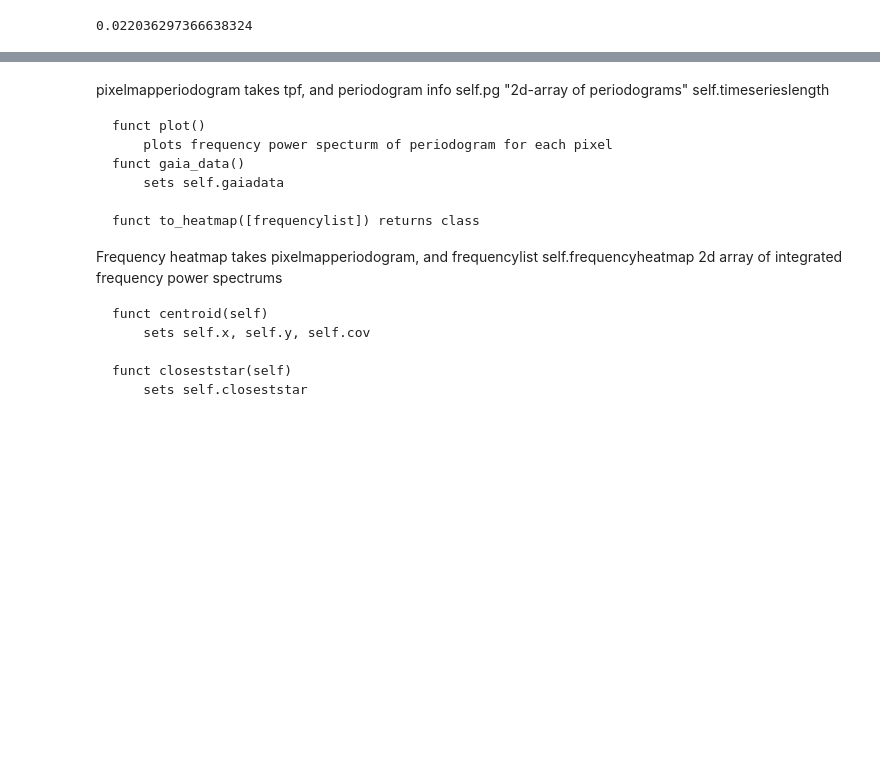
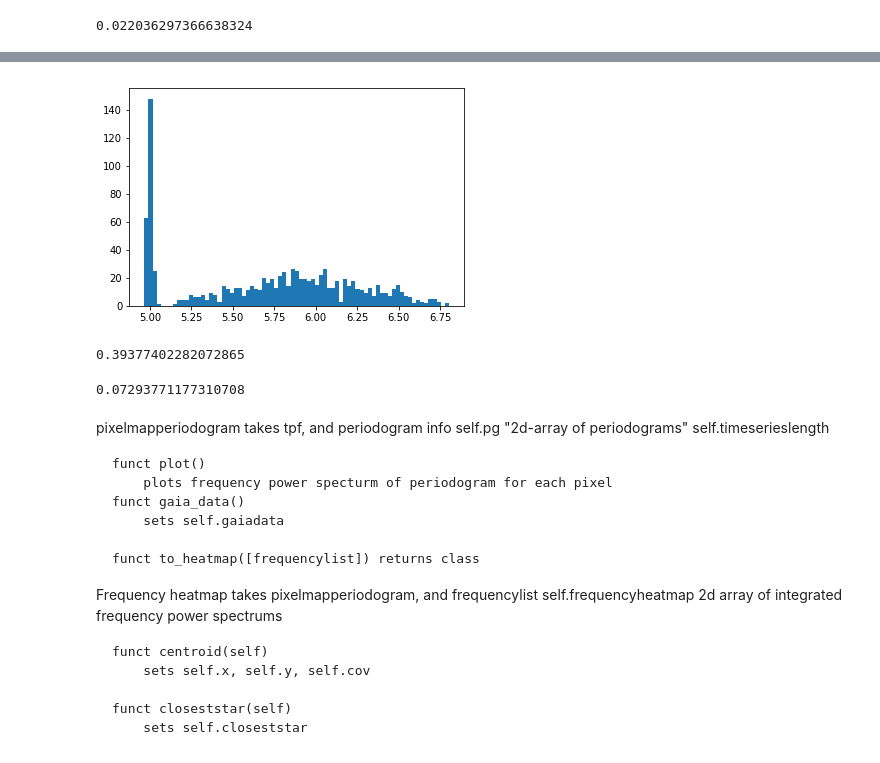
Before and after one commit to Higgins00/AstroResearch, a Jupyter notebook: Simulations.ipynb, the cells around one changed output, grey strips where cells are left out. Cells and saved outputs as stored; diff of their text form; code cells hidden in the pictures; blank space fills up the shorter version.

```diff
--- a/Simulations.ipynb
+++ b/Simulations.ipynb
@@ -157,3 +264,15 @@ data_frame.to_csv('1000simulatedfits.csv')
+# %%
+plt.hist(y_values,bins=75);
+# %% [output]
+[figure, added]
+# %%
+np.std(np.sqrt(np.square(5-x_values)+np.square(5-y_values)))
+# %% [output]
+0.39377402282072865
+# %%
+np.mean(np.sqrt(np.square(x_err)+np.square(y_err)))
+# %% [output]
+0.07293771177310708
 # %% [markdown]
 pixelmapperiodogram <class> takes tpf, and periodogram info
     self.pg
```
Also changed, not shown: parts of 5 cells of this notebook, 2 other files.
